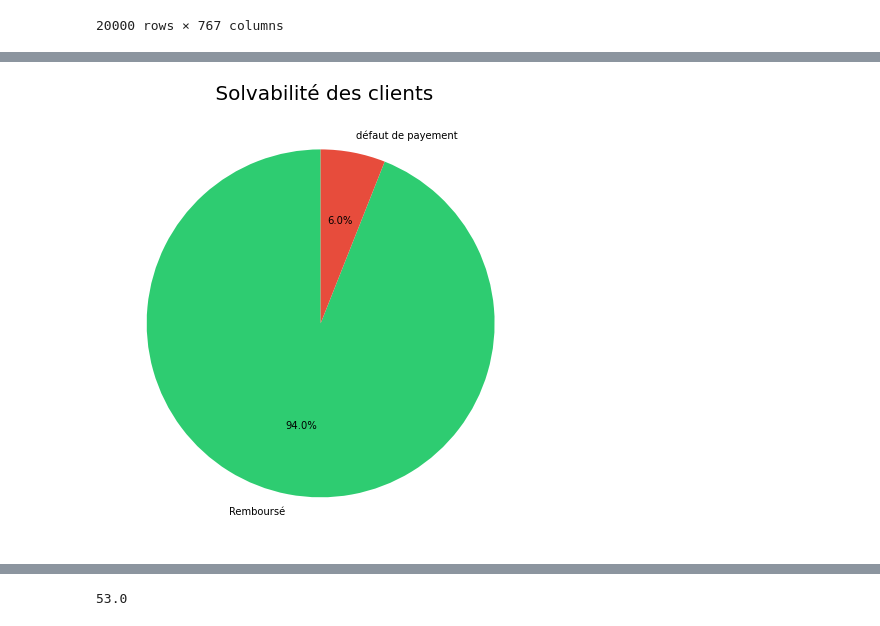
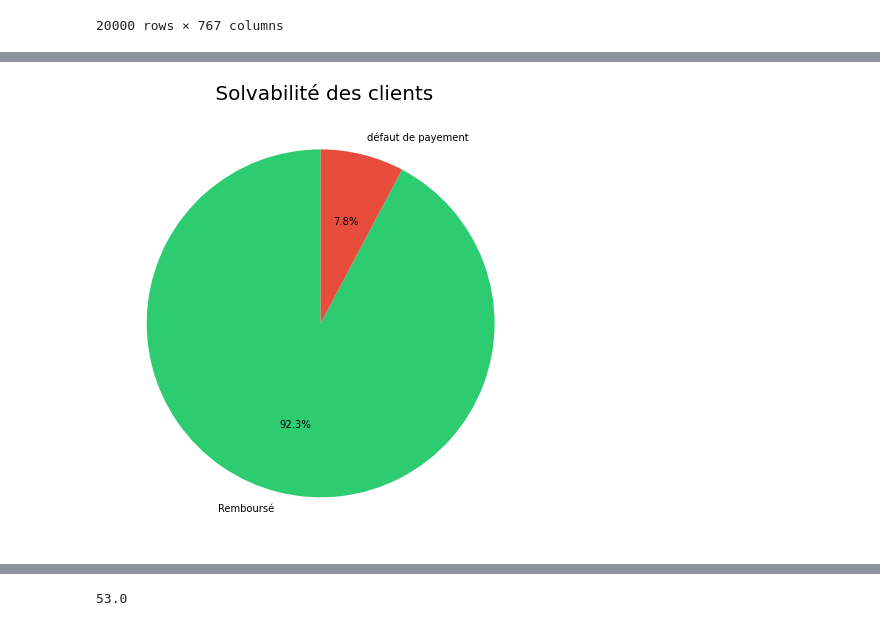
Before and after one commit to BalakissaFANE/P7_scoring, a Jupyter notebook: Fane_Balakissa_Modelisation_08_2022.ipynb, the cells around one changed output, grey strips where cells are left out. Drawn from its saved outputs; the diff is of its cells as text; code cells hidden in the pictures.

```diff
--- a/Fane_Balakissa_Modelisation_08_2022.ipynb
+++ b/Fane_Balakissa_Modelisation_08_2022.ipynb
@@ -957,9 +926,9 @@ def solvability_clients(dataframe):
     plt.show()
 # %%
 # Pieplot de solvabilité des clients du jeu d'entrainement
-solvability_clients(data_exp)
+solvability_clients(data_train_T)
 # %% [output]
-[figure, old version]
+[figure, new version]
 # %%
 client_id = data_exp['SK_ID_CURR']
 client_id = client_id.to_list()
```
Also changed, not shown: parts of 24 cells of this notebook, 16 other files.
